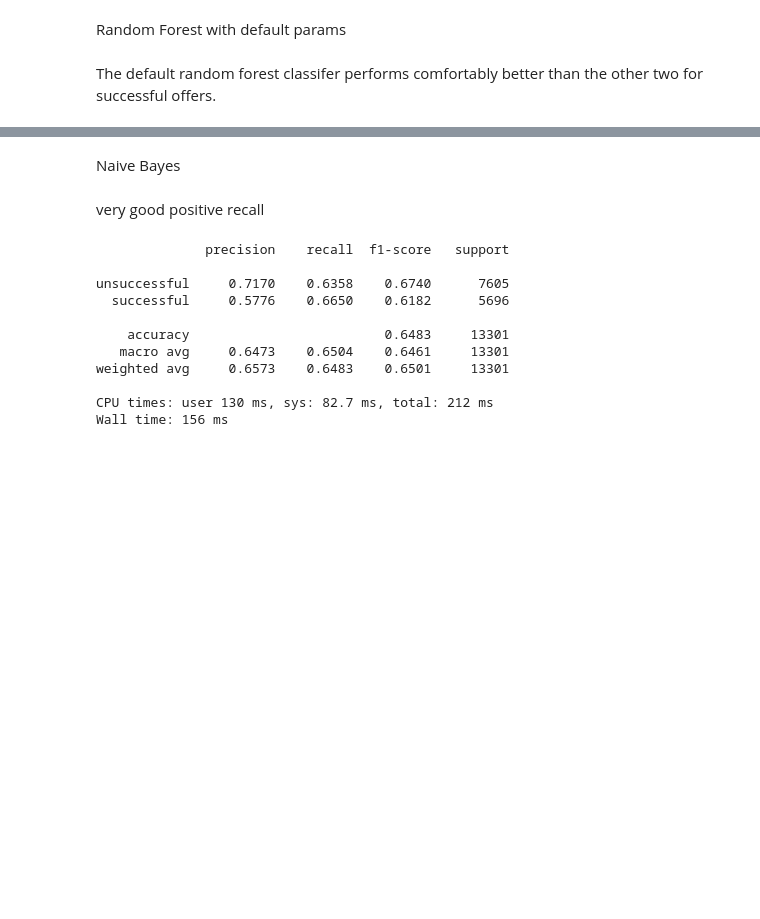
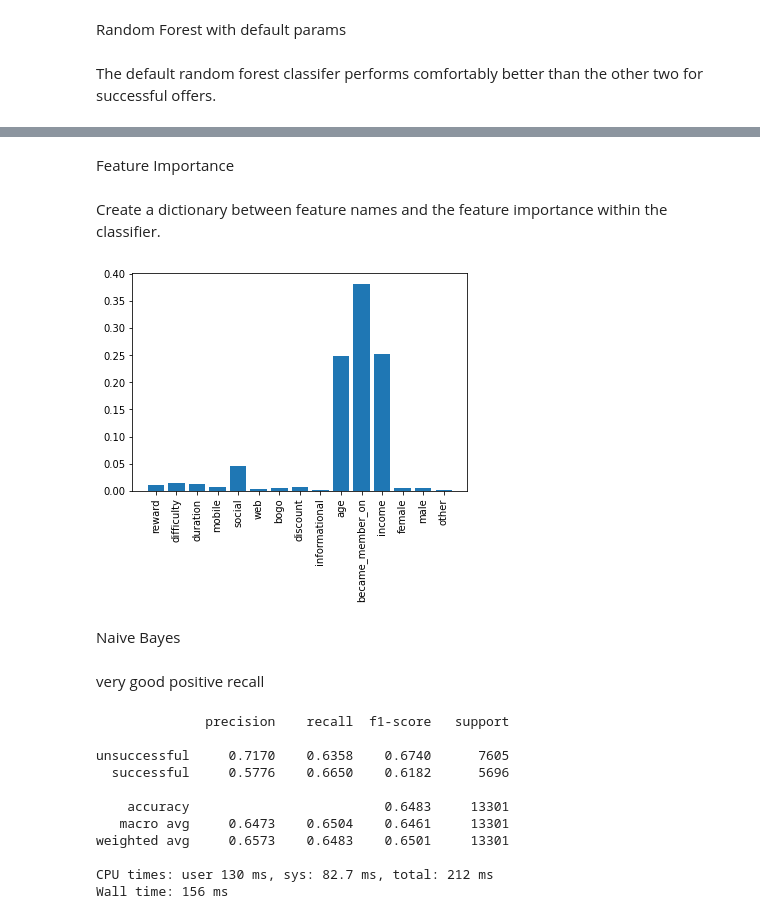
Before and after one commit to benjaminr4/starbucks_project, a Jupyter notebook: Creating_Model.ipynb, the cells around one changed output, grey strips where cells are left out. Drawn from its saved outputs; the diff is of its cells as text; code cells hidden in the pictures; blank space fills up the shorter version.

```diff
--- a/Creating_Model.ipynb
+++ b/Creating_Model.ipynb
@@ -216,0 +219,2 @@ Wall time: 4.64 s
+# %% [markdown]
+Feature Importance
@@ -216,0 +226,2 @@ Wall time: 4.64 s
+# %% [markdown]
+Create a dictionary between feature names and the feature importance within the classifier.
@@ -217,3 +232,12 @@ Wall time: 4.64 s
+# %%
+names = list(dict.keys())
+values = list(dict.values())
+
+plt.bar(range(len(dict)), values, tick_label=names)
+plt.xticks(rotation=90)
+plt.show()
+# %% [output]
+[figure, added]
 # %% [markdown]
 Naive Bayes
 # %%
```
Also changed, not shown: parts of 83 cells of this notebook, 1 other file.
